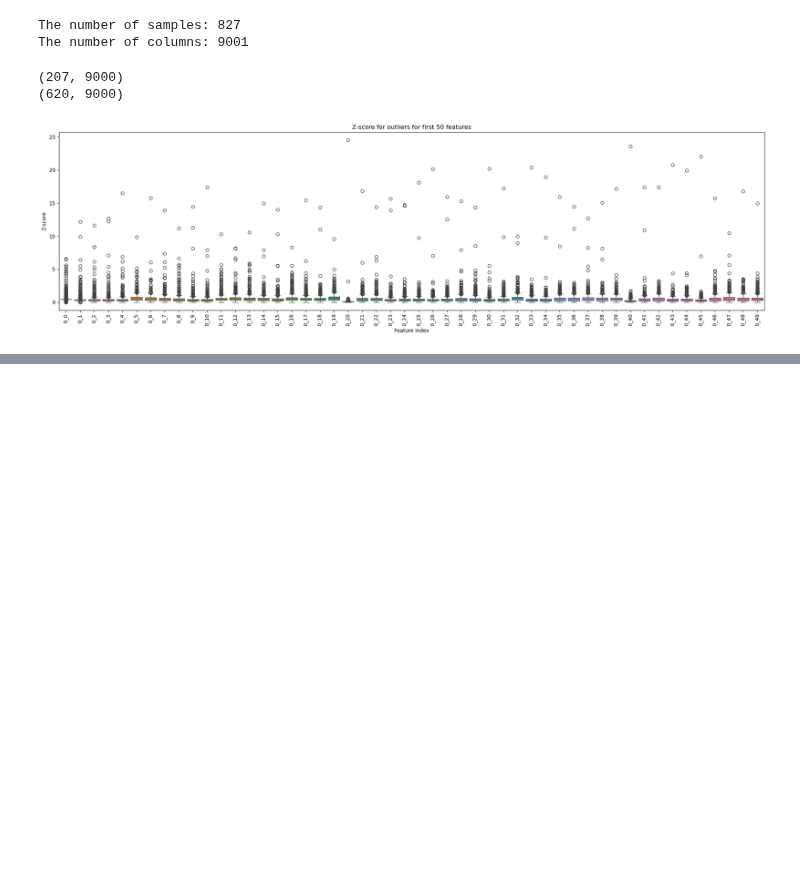
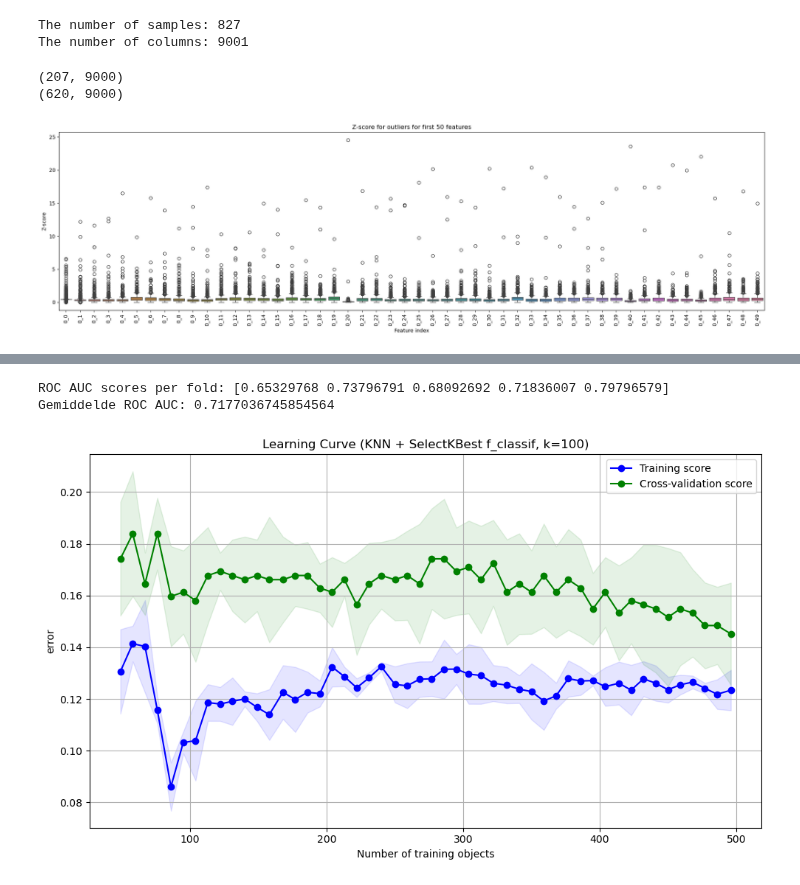
Before and after one commit to mjmklep/Machine-Learning-Group-8, a Jupyter notebook: assignment_ecg_KNN_try.ipynb, the cells around one changed output, grey strips where cells are left out. Drawn from its saved outputs; the diff is of its cells as text; code cells hidden in the pictures; blank space fills up the shorter version.

```diff
--- a/assignment_ecg_KNN_try.ipynb
+++ b/assignment_ecg_KNN_try.ipynb
@@ -303,0 +289,77 @@ best parameters: {'classifier__weights': 'distance', 'classifier__n_neighbors':
+# %%
+#Optie 3: Feature selection with SelectKBest f_classif, k=100
+knn = Pipeline([
+    ('scaler', RobustScaler()),
+    ('feature_selection', SelectKBest(f_classif, k=100)),
+    ('classifier', KNeighborsClassifier())
+])
+
+
+scores = cross_val_score(
+    knn,
+    X_train,
+    y_train,
+    cv=StratifiedKFold(n_splits=5),
+    scoring='roc_auc',
+    n_jobs=-1
+)
+
+print("ROC AUC scores per fold:", scores)
+print("Gemiddelde ROC AUC:", scores.mean())
+
+
+def plot_learning_curve(X_train, y_train, classifier, scoring, clf_type):
+    if scoring == 'error':
+        train_sizes, train_scores, test_scores = learning_curve(
+            classifier,
+            X_train,
+            y_train,
+            cv=StratifiedKFold(n_splits=5),
+            scoring='accuracy',
+            train_sizes=np.linspace(0.1, 1.0, 50),
+            n_jobs=-1
+        )
+        train_scores_mean = 1 - np.mean(train_scores, axis=1)
+        train_scores_std = np.std(train_scores, axis=1)
+        test_scores_mean = 1 - np.mean(test_scores, axis=1)
+        test_scores_std = np.std(test_scores, axis=1)
+    else:
+        train_sizes, train_scores, test_scores = learning_curve(
+            classifier,
+            X_train,
+            y_train,
+            cv=StratifiedKFold(n_splits=5),
+            scoring=scoring,
+            train_sizes=np.linspace(0.1, 1.0, 20),
+            n_jobs=-1
+        )
+        train_scores_mean = np.mean(train_scores, axis=1)
+        train_scores_std = np.std(train_scores, axis=1)
+        test_scores_mean = np.mean(test_scores, axis=1)
+        test_scores_std = np.std(test_scores, axis=1)
+
+    plt.figure(figsize=(10, 6))
+    plt.title(f"Learning Curve ({clf_type})")
+    plt.xlabel("Number of training objects")
+    plt.ylabel(scoring)
+
+    plt.grid()
+
+    plt.plot(train_sizes, train_scores_mean, 'o-', label="Training score", color="blue")
+    plt.fill_between(train_sizes, train_scores_mean - train_scores_std,
+                     train_scores_mean + train_scores_std, alpha=0.1, color="blue")
+
+    plt.plot(train_sizes, test_scores_mean, 'o-', label="Cross-validation score", color="green")
+    plt.fill_between(train_sizes, test_scores_mean - test_scores_std,
+                     test_scores_mean + test_scores_std, alpha=0.1, color="green")
+
+    plt.legend(loc="best")
+    plt.tight_layout()
+    plt.show()
+
+
+plot_learning_curve(X_train, y_train, classifier=knn, scoring='error', clf_type='KNN + SelectKBest f_classif, k=100')
+# %% [output]
+ROC AUC scores per fold: [0.65329768 0.73796791 0.68092692 0.71836007 0.79796579]
+Gemiddelde ROC AUC: 0.7177036745854564
+[figure, added]
```
Also changed, not shown: parts of 5 cells of this notebook.
